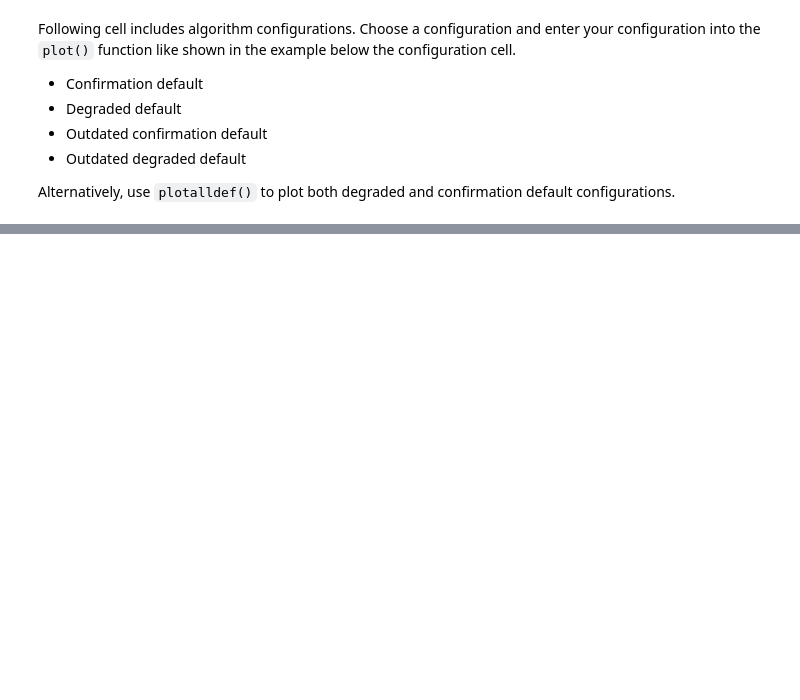
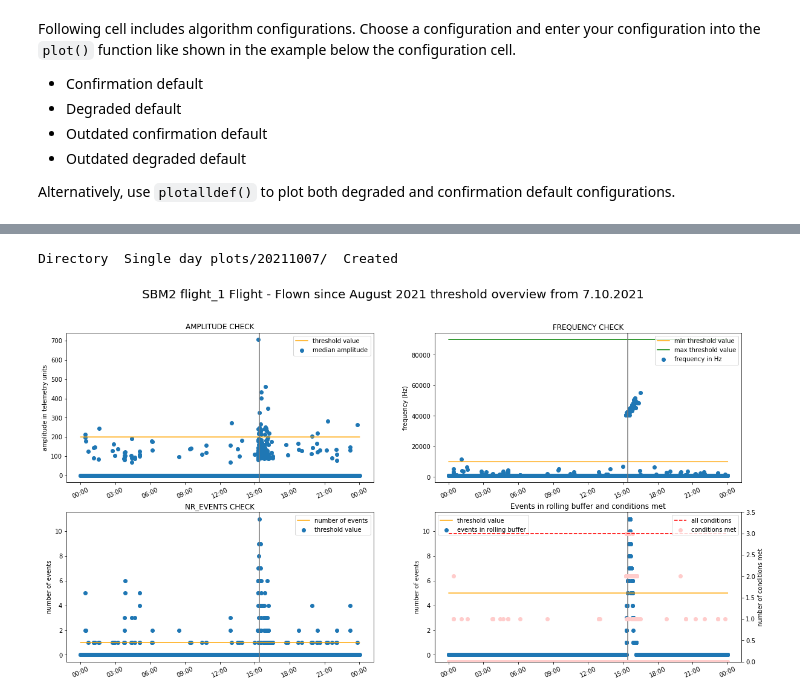
Before and after one commit to formanet415/SBM2-detection, a Jupyter notebook: Single day plotter.ipynb, the cells around one changed output, grey strips where cells are left out. Saved outputs shown, nothing was run; the diff lists cells and outputs as text; code cells hidden in the pictures; blank space fills up the shorter version.

```diff
--- a/Single day plotter.ipynb
+++ b/Single day plotter.ipynb
@@ -264,3 +272,9 @@ Directory  Single day plots/20210826/  already exists
+# %%
+# Example
+plot(2021, 10, 7, flown_1)
+# %% [output]
+Directory  Single day plots/20211007/  Created
+[figure, added]
 # %%
 plot(2021,5,22,condef)
 # %%
```
Also changed, not shown: parts of 4 cells of this notebook, 9 other files.
